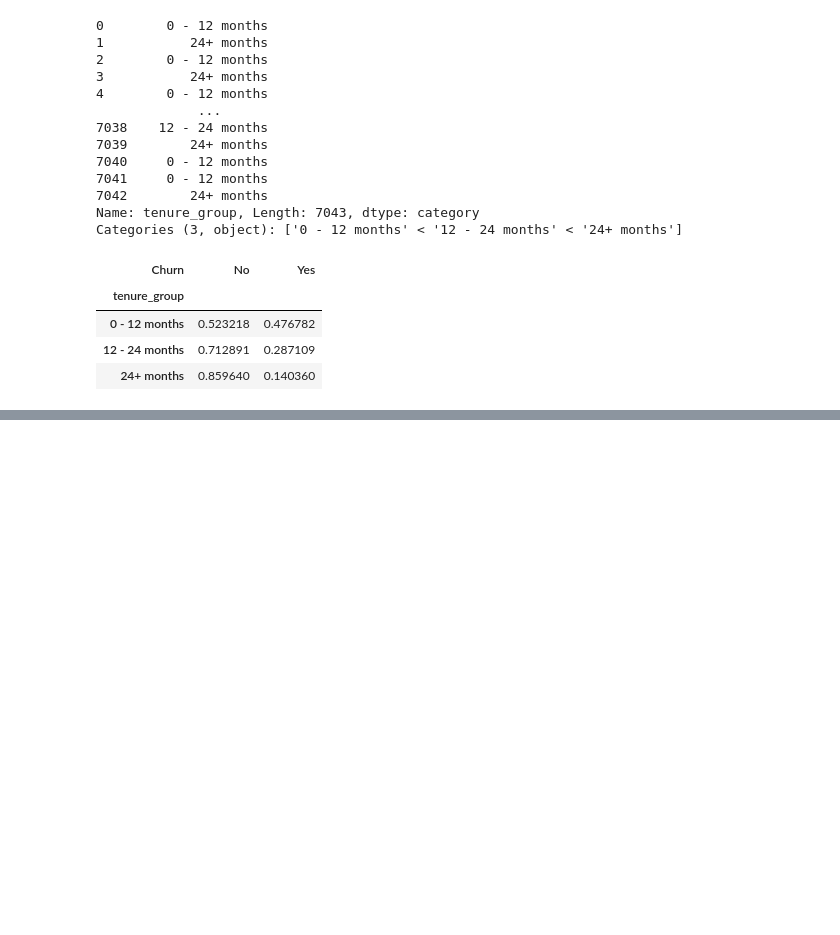
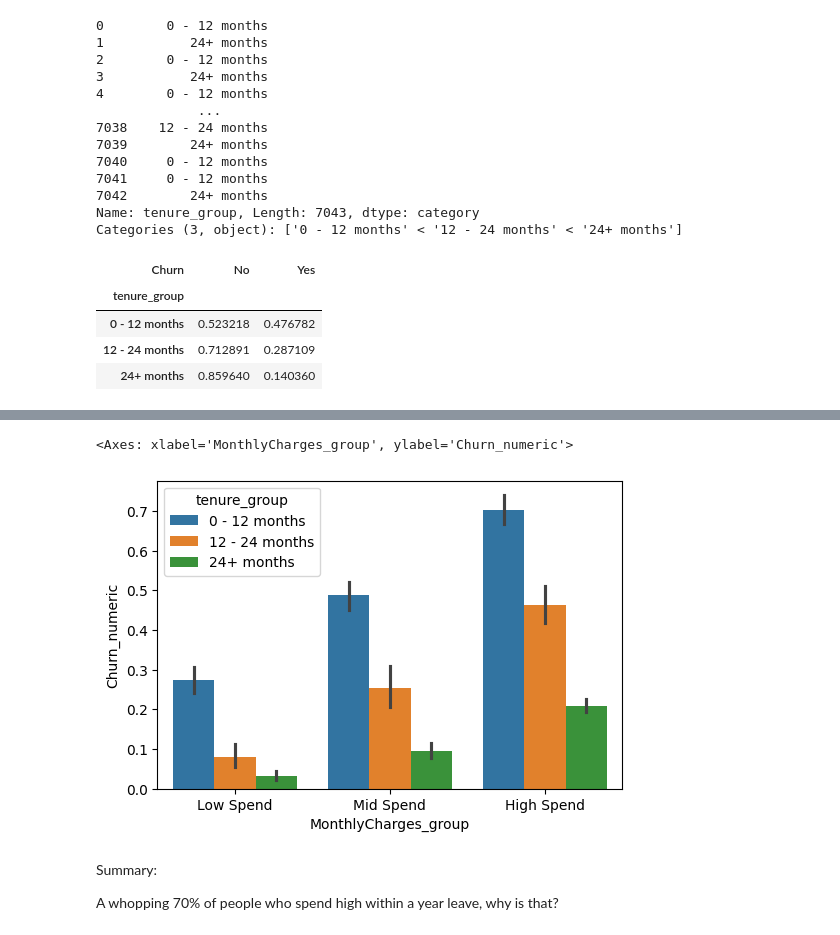
Before and after one commit to N-anle/TelecomChurnAnalysis, a Jupyter notebook: notebook.ipynb, the cells around one changed output, grey strips where cells are left out. Saved outputs shown, nothing was run; the diff lists cells and outputs as text; code cells hidden in the pictures; blank space fills up the shorter version.

```diff
--- a/notebook.ipynb
+++ b/notebook.ipynb
@@ -751,0 +787,5 @@ pd.crosstab(df['tenure_group'], df['Churn'], normalize= 'index')
+# %%
+bins = [0,45,75,np.inf]
+labels = ['Low Spend', 'Mid Spend', 'High Spend']
+df['MonthlyCharges_group'] = pd.cut(df['MonthlyCharges'], bins = bins, labels = labels, right = True)
+df['MonthlyCharges_group']
@@ -751,0 +806,15 @@ pd.crosstab(df['tenure_group'], df['Churn'], normalize= 'index')
+# %%
+plt.figure(figsize=(6,4))
+sns.barplot(
+    data = df,
+    x = 'MonthlyCharges_group',
+    y = 'Churn_numeric',
+    hue = 'tenure_group'
+)
+# %% [output]
+<Axes: xlabel='MonthlyCharges_group', ylabel='Churn_numeric'>
+[figure, added]
+# %% [markdown]
+Summary:
+
+A whopping 70% of people who spend high within a year leave, why is that?
```
Also changed, not shown: parts of 7 cells of this notebook.
